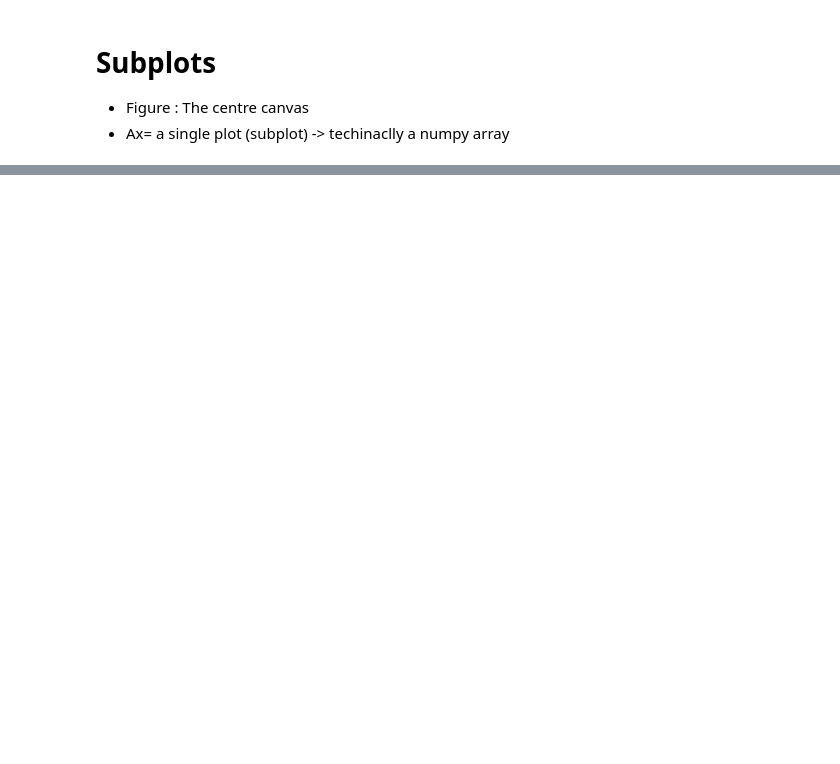
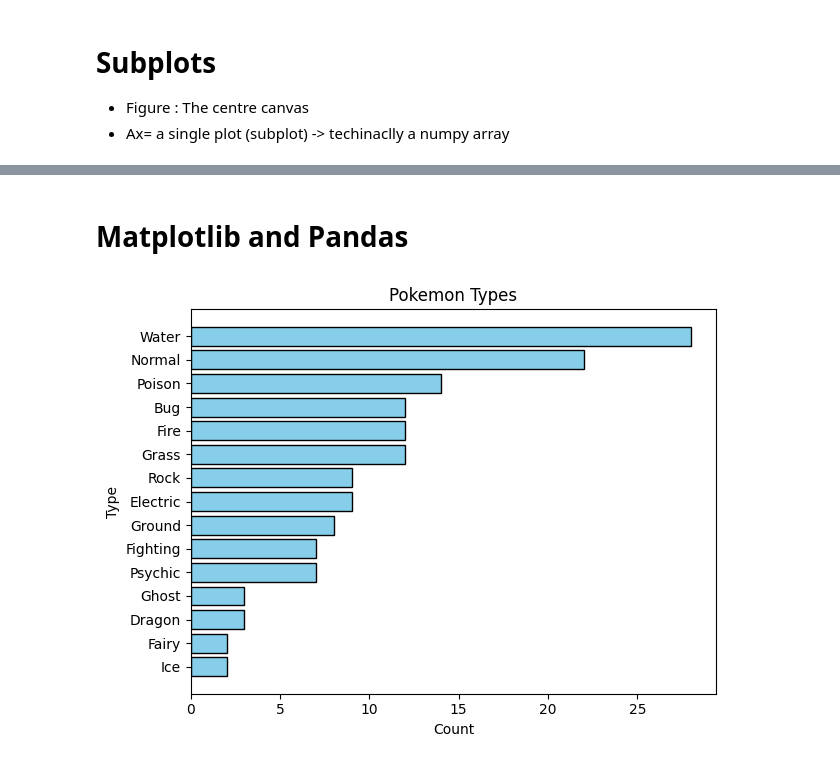
Before and after one commit to a4-adityaa/Data-Science-Fundamentals, a Jupyter notebook: Matplotlib.ipynb, the cells around one changed output, grey strips where cells are left out. Cells and saved outputs as stored; diff of their text form; code cells hidden in the pictures; blank space fills up the shorter version.

```diff
--- a/Matplotlib.ipynb
+++ b/Matplotlib.ipynb
@@ -243,0 +246,15 @@ Text(0.5, 1.0, 'x**4')
+# %% [markdown]
+# **Matplotlib and Pandas**
+# %%
+import pandas as pd
+
+df= pd.read_csv("data.csv")
+type_count = df["Type1"].value_counts(ascending=True)
+
+plt.barh(type_count.index, type_count.values, color="skyblue", edgecolor="black")
+plt.xlabel("Count")
+plt.ylabel("Type")
+plt.title("Pokemon Types")
+plt.tight_layout()
+# %% [output]
+[figure, added]
```
Also changed, not shown: parts of 2 cells of this notebook.
